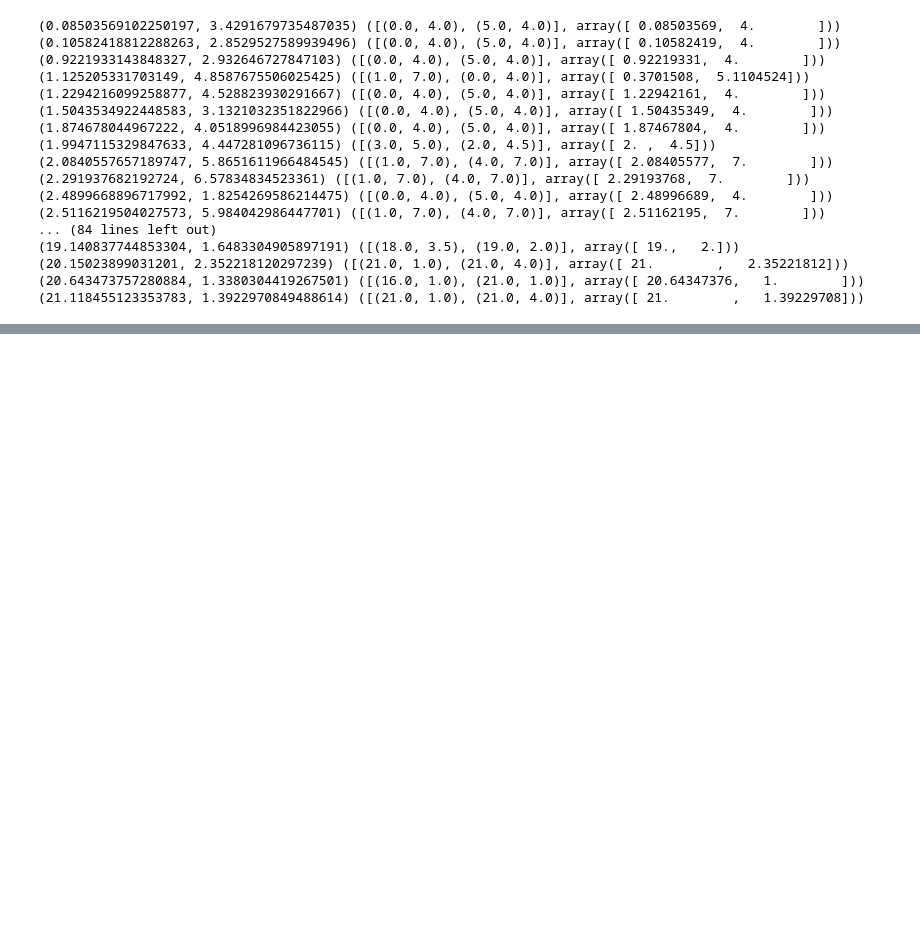
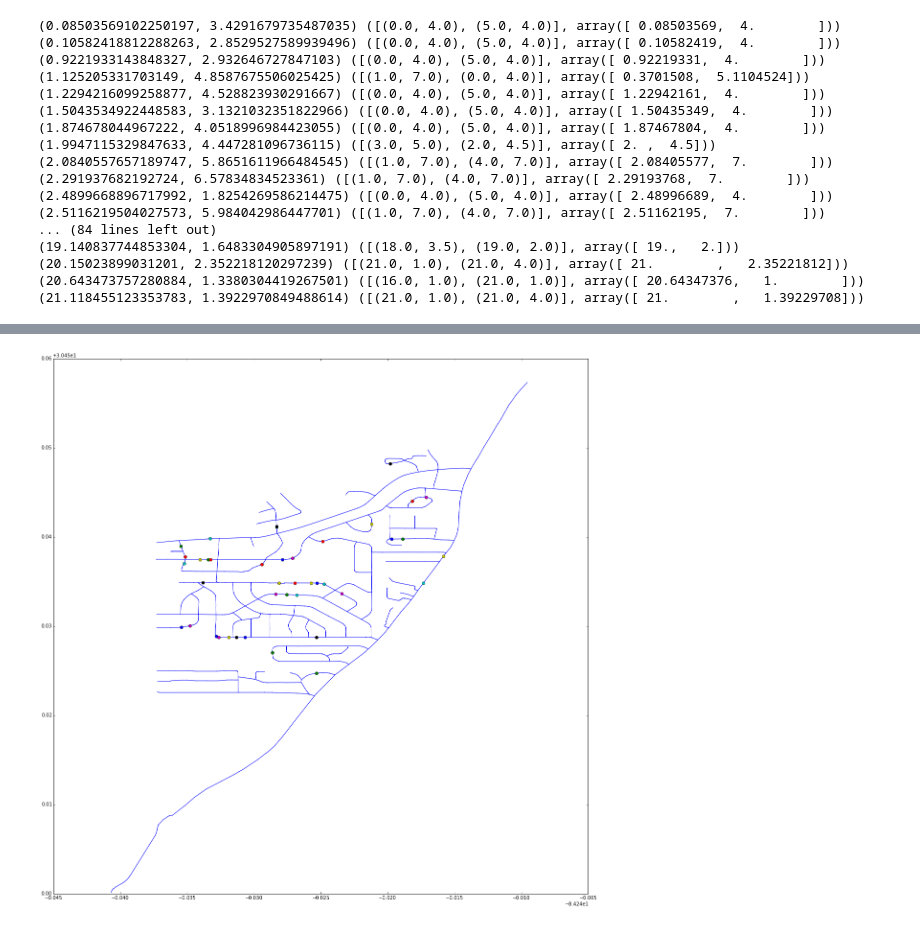
Before and after one commit to pysal/spaghetti, a Jupyter notebook: snapping.ipynb, the cells around one changed output, grey strips where cells are left out. Drawn from its saved outputs; the diff is of its cells as text; code cells hidden in the pictures; blank space fills up the shorter version.

```diff
--- a/snapping.ipynb
+++ b/snapping.ipynb
@@ -207,0 +245,19 @@ for pnt in pnts:
+# %%
+#plotting
+figsize(20,20)
+network = []
+for segment in segments:
+    head,tail = segment.vertices
+    x1,y1 = head
+    x2,y2 = tail
+    network.append((x1,x2))
+    network.append((y1,y2))
+    network.append('b')
+plot(*network)
+for point in points:
+    snapped = res[point]
+    x,y = snapped[1]
+    #print point,snapped
+    plot(x,y, 'o')
+# %% [output]
+[figure, added]
```
Also changed, not shown: parts of 9 cells of this notebook.
